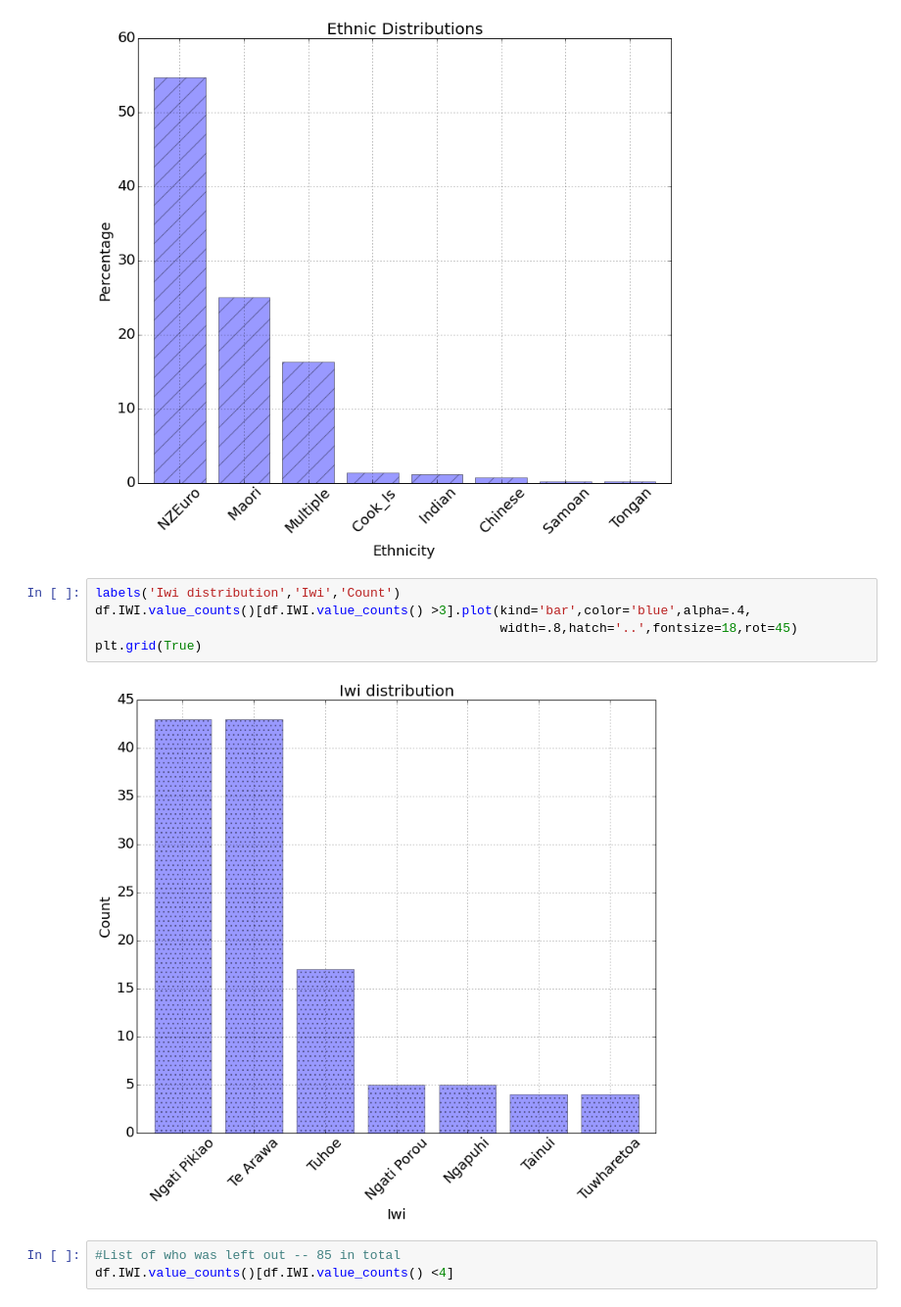
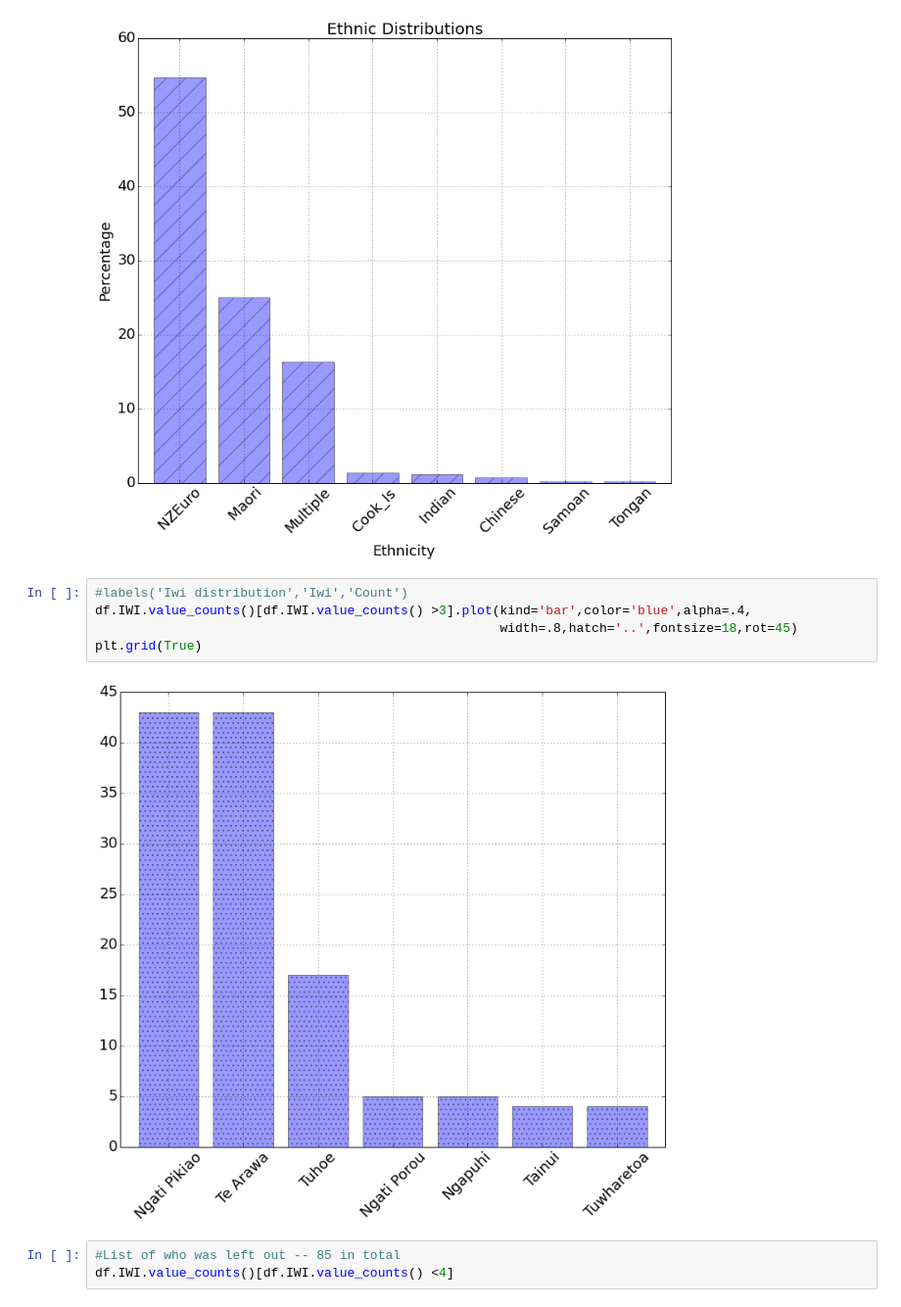
Before and after one commit to hillbs/Differential-Equations-and-Linear-Algebra, a Jupyter notebook: Youth_survey_git.ipynb, the cells around one changed output. Shown at 98% size. Drawn from its saved outputs; the diff is of its cells as text.

```diff
--- a/Youth_survey_git.ipynb
+++ b/Youth_survey_git.ipynb
@@ -250,12 +250,12 @@ plt.grid(True)
 # %% [output]
 [figure]
 # %%
-labels('Iwi distribution','Iwi','Count')
+#labels('Iwi distribution','Iwi','Count')
 df.IWI.value_counts()[df.IWI.value_counts() >3].plot(kind='bar',color='blue',alpha=.4,
                                                      width=.8,hatch='..',fontsize=18,rot=45)
 plt.grid(True)
 # %% [output]
-[figure, old version]
+[figure, new version]
 # %%
 #List of who was left out -- 85 in total
 df.IWI.value_counts()[df.IWI.value_counts() <4]
```
Also changed, not shown: parts of 18 cells of this notebook.
